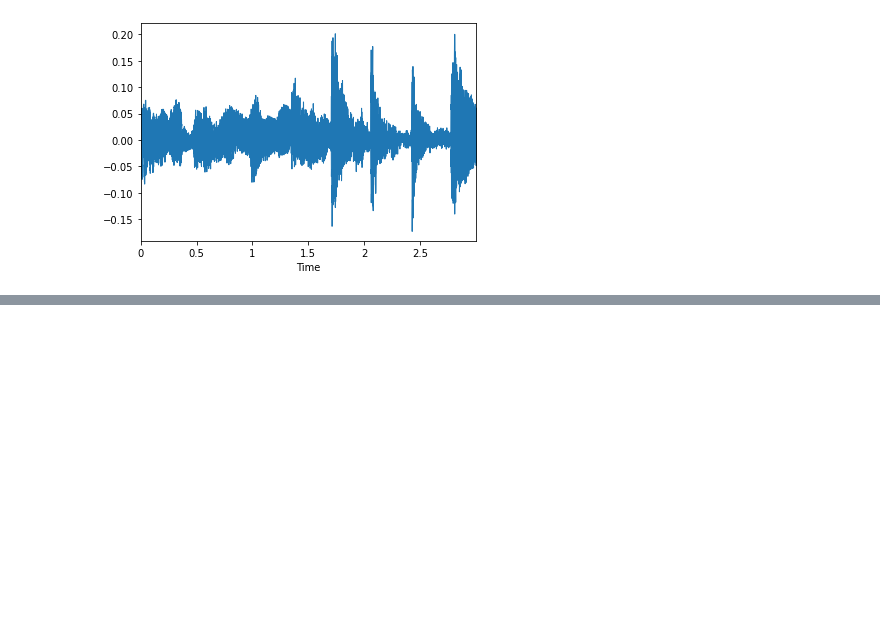
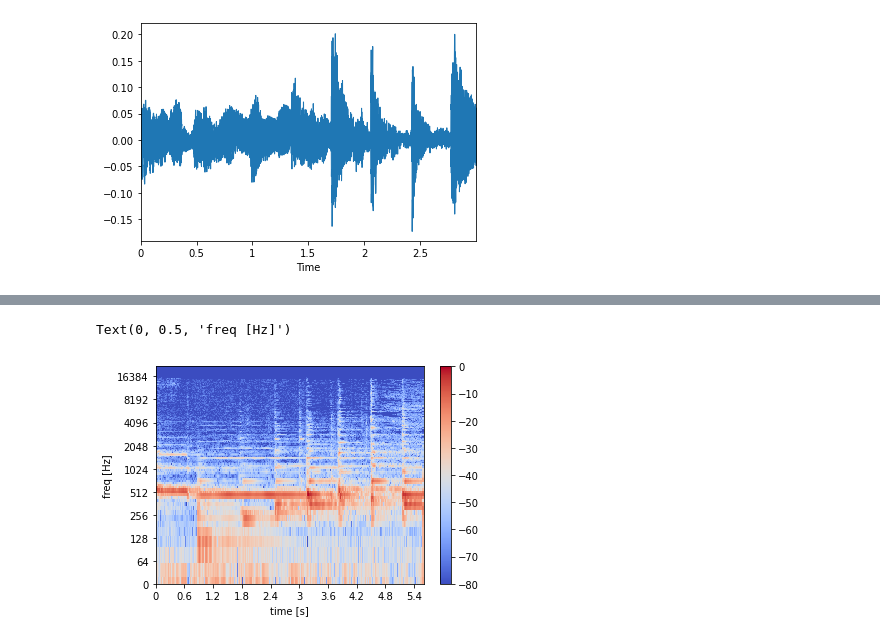
Before and after one commit to ajrodenburg/instrument_recognition, a Jupyter notebook: instrument_recognition.ipynb, the cells around one changed output, grey strips where cells are left out. Cells and saved outputs as stored; diff of their text form; code cells hidden in the pictures; blank space fills up the shorter version.

```diff
--- a/instrument_recognition.ipynb
+++ b/instrument_recognition.ipynb
@@ -228,0 +231,6 @@ array([[6.21127188e-01, 2.44512409e-01, 1.04918957e-01, ...,
+# %%
+time_interval = 0.025
+n_fft = int(np.ceil(sr*time_interval))
+spec = np.abs( librosa.core.stft(exampledata[0], n_fft = n_fft))
+spec_db = librosa.amplitude_to_db(spec, ref = np.max(spec))
+spec_db
@@ -228,0 +251,9 @@ array([[6.21127188e-01, 2.44512409e-01, 1.04918957e-01, ...,
+# %%
+plt.figure()
+librosa.display.specshow(spec_db,sr=sr, x_axis = 'time',y_axis = 'log', cmap = 'coolwarm')
+plt.colorbar()
+plt.xlabel('time [s]')
+plt.ylabel('freq [Hz]')
+# %% [output]
+Text(0, 0.5, 'freq [Hz]')
+[figure, added]
```
Also changed, not shown: parts of 22 cells of this notebook.
